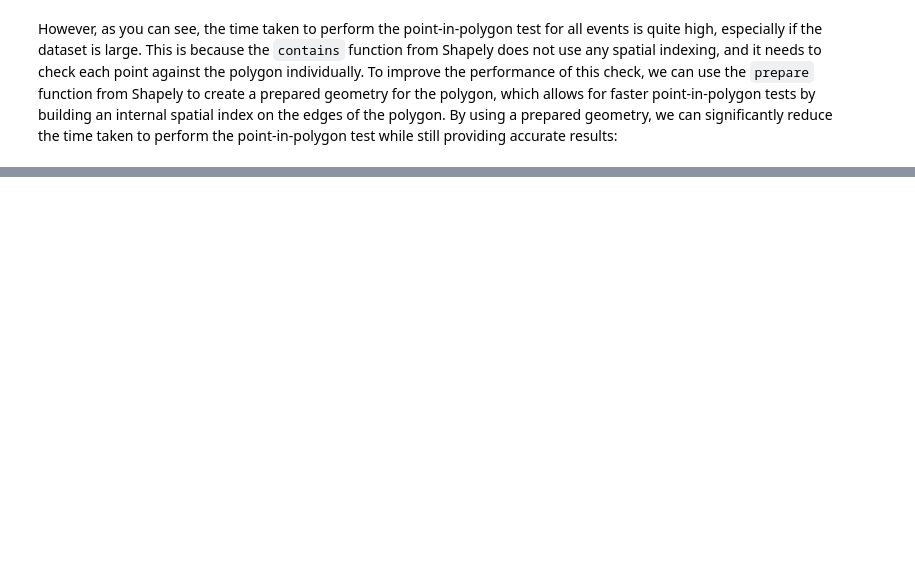
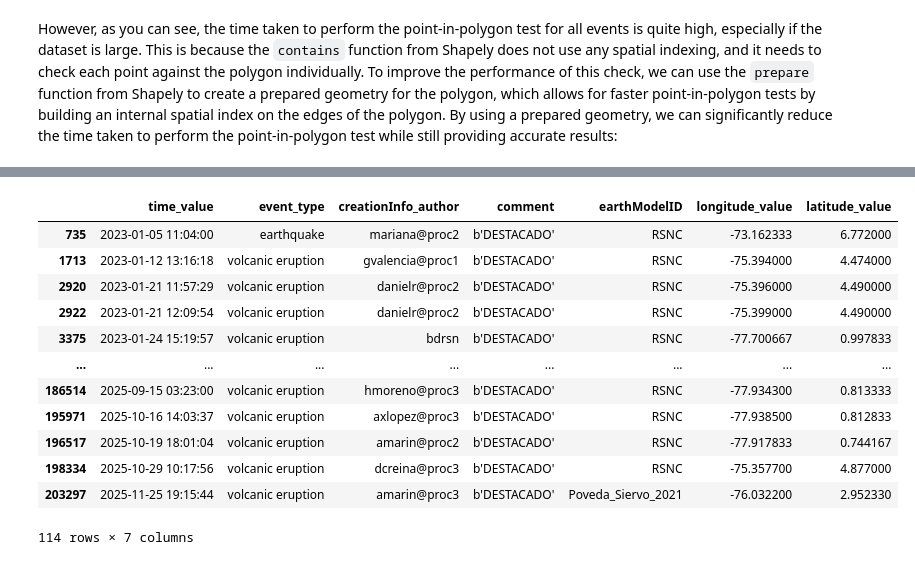
Before and after one commit to KenethGarcia/Revision_Sismicidad_SGC, a Jupyter notebook: notebooks/Vectorization_vs_Parallelization.ipynb, the cells around one changed output, grey strips where cells are left out. Saved outputs shown, nothing was run; the diff lists cells and outputs as text; code cells hidden in the pictures; blank space fills up the shorter version.

Commit message:
Finalized polygonal checks, temporal comparisons and work around composed rules with examples

```diff
--- a/notebooks/Vectorization_vs_Parallelization.ipynb
+++ b/notebooks/Vectorization_vs_Parallelization.ipynb
@@ -1015,0 +960,19 @@ flagged_march[['time_value', 'publicID', 'event_type', 'text', 'Observations']]
+# %%
+# 1. Event is outside the local zone and event_type is "earthquake" or "volcanic eruption"
+path_to_polygons = "../model_files/"
+polygon_to_load = "colom_ecu_fro.txt"
+coords = np.loadtxt(path_to_polygons + polygon_to_load, delimiter=",", skiprows=1)
+local_zone_polygon = Polygon(coords)
+time1 = time.time()
+subset = event_df3[event_df3['event_type'].isin(["earthquake", "volcanic eruption"])]
+polygon_mask = build_polygon_mask_2(
+    df=subset,
+    lon_col='longitude_value',
+    lat_col='latitude_value',
+    polygon=local_zone_polygon,
+    mode='outside'
+)
+events_outside_local_zone = subset[polygon_mask]
+time2 = time.time()
+print(f"Number of events outside the local zone with event type 'earthquake' or 'volcanic eruption': {len(events_outside_local_zone)}")
+print(f"Time elapsed for outside local zone check: {time2 - time1:.4f} seconds")
@@ -1015,0 +1045,10 @@ flagged_march[['time_value', 'publicID', 'event_type', 'text', 'Observations']]
+# %%
+def combine_masks(masks: list[np.ndarray], logic: str = "and") -> np.ndarray:
+    if not masks:
+        raise ValueError("No masks provided")
+    if logic == "and":
+        return np.logical_and.reduce(masks)
+    elif logic == "or":
+        return np.logical_or.reduce(masks)
+    else:
+        raise ValueError(f"Unsupported logic: {logic}")
@@ -1015,0 +1289,16 @@ flagged_march[['time_value', 'publicID', 'event_type', 'text', 'Observations']]
+# %%
+events_destacado_without_nll[['time_value', 'event_type','creationInfo_author', 'comment', 'earthModelID', 'longitude_value', 'latitude_value']]
+# %% [output]
+|  | time_value | event_type | creationInfo_author | comment | earthModelID | longitude_value | latitude_value |
+| 735 | 2023-01-05 11:04:00 | earthquake | mariana@proc2 | b'DESTACADO' | RSNC | -73.162333 | 6.772000 |
+| 1713 | 2023-01-12 13:16:18 | volcanic eruption | gvalencia@proc1 | b'DESTACADO' | RSNC | -75.394000 | 4.474000 |
+| 2920 | 2023-01-21 11:57:29 | volcanic eruption | danielr@proc2 | b'DESTACADO' | RSNC | -75.396000 | 4.490000 |
+| 2922 | 2023-01-21 12:09:54 | volcanic eruption | danielr@proc2 | b'DESTACADO' | RSNC | -75.399000 | 4.490000 |
+| 3375 | 2023-01-24 15:19:57 | volcanic eruption | bdrsn | b'DESTACADO' | RSNC | -77.700667 | 0.997833 |
+| ... | ... | ... | ... | ... | ... | ... | ... |
+| 186514 | 2025-09-15 03:23:00 | volcanic eruption | hmoreno@proc3 | b'DESTACADO' | RSNC | -77.934300 | 0.813333 |
+| 195971 | 2025-10-16 14:03:37 | volcanic eruption | axlopez@proc3 | b'DESTACADO' | RSNC | -77.938500 | 0.812833 |
+| 196517 | 2025-10-19 18:01:04 | volcanic eruption | amarin@proc2 | b'DESTACADO' | RSNC | -77.917833 | 0.744167 |
+| 198334 | 2025-10-29 10:17:56 | volcanic eruption | dcreina@proc3 | b'DESTACADO' | RSNC | -75.357700 | 4.877000 |
+| 203297 | 2025-11-25 19:15:44 | volcanic eruption | amarin@proc3 | b'DESTACADO' | Poveda_Siervo_2021 | -76.032200 | 2.952330 |
+114 rows × 7 columns
```
Also changed, not shown: parts of 42 cells of this notebook, 1 other file.
